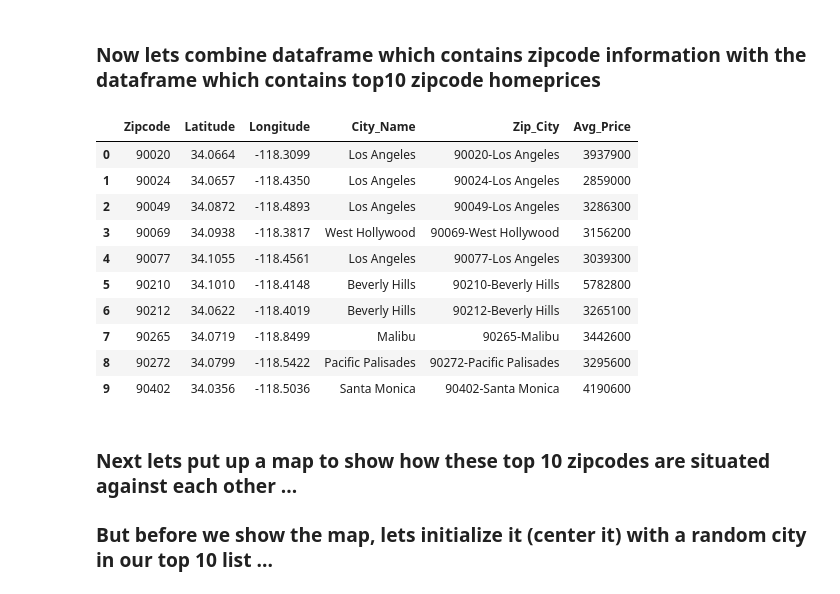
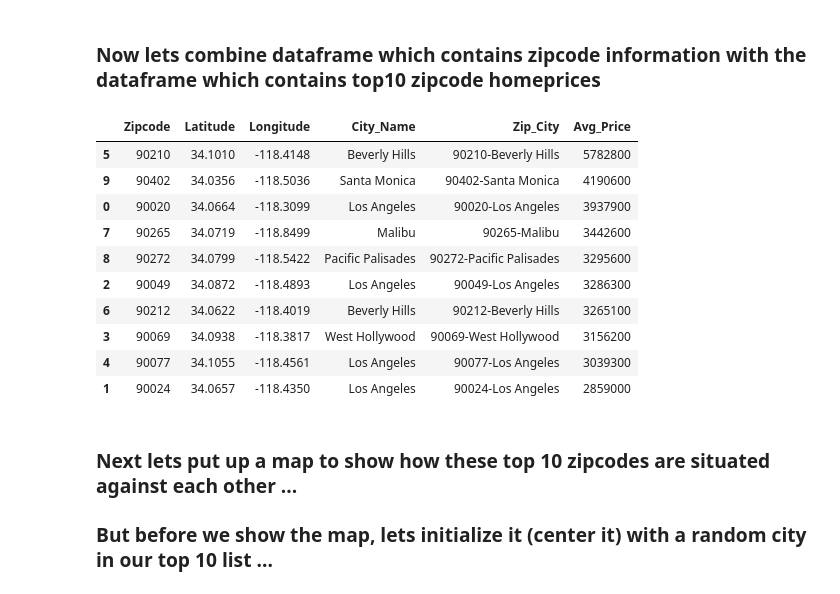
Before and after one commit to dtoufer/Coursera_Capstone, a Jupyter notebook: Neighborhood_Battle.ipynb, the cells around one changed output. Saved outputs shown, nothing was run; the diff lists cells and outputs as text; code cells hidden in the pictures.

```diff
--- a/Neighborhood_Battle.ipynb
+++ b/Neighborhood_Battle.ipynb
@@ -89,6 +89,7 @@ dtypes: int64(2)
 memory usage: 4.3 KB
 # %%
 #df_zip_prices["Avg_Price"] = df_zip_prices["Avg_Price"].astype(dtype=np.int64)
+df_zip_prices.sort_values(['Avg_Price'], ascending=False, axis=0, inplace=True)
 df_zip_prices.head()
 # %% [output]
 |  | Zipcode | Avg_Price |
@@ -144,19 +145,20 @@ plt.show()
 ### Now lets combine dataframe which contains zipcode information with the dataframe which contains top10 zipcode homeprices
 # %%
 df_final_zip = pd.merge(df_zip_info, df_zip_top10, on='Zipcode')
+df_final_zip.sort_values(['Avg_Price'], ascending=False, axis=0, inplace=True)
 df_final_zip
 # %% [output]
 |  | Zipcode | Latitude | Longitude | City_Name | Zip_City | Avg_Price |
+| 5 | 90210 | 34.1010 | -118.4148 | Beverly Hills | 90210-Beverly Hills | 5782800 |
+| 9 | 90402 | 34.0356 | -118.5036 | Santa Monica | 90402-Santa Monica | 4190600 |
 | 0 | 90020 | 34.0664 | -118.3099 | Los Angeles | 90020-Los Angeles | 3937900 |
-| 1 | 90024 | 34.0657 | -118.4350 | Los Angeles | 90024-Los Angeles | 2859000 |
+| 7 | 90265 | 34.0719 | -118.8499 | Malibu | 90265-Malibu | 3442600 |
+| 8 | 90272 | 34.0799 | -118.5422 | Pacific Palisades | 90272-Pacific Palisades | 3295600 |
 | 2 | 90049 | 34.0872 | -118.4893 | Los Angeles | 90049-Los Angeles | 3286300 |
+| 6 | 90212 | 34.0622 | -118.4019 | Beverly Hills | 90212-Beverly Hills | 3265100 |
 | 3 | 90069 | 34.0938 | -118.3817 | West Hollywood | 90069-West Hollywood | 3156200 |
 | 4 | 90077 | 34.1055 | -118.4561 | Los Angeles | 90077-Los Angeles | 3039300 |
-| 5 | 90210 | 34.1010 | -118.4148 | Beverly Hills | 90210-Beverly Hills | 5782800 |
-| 6 | 90212 | 34.0622 | -118.4019 | Beverly Hills | 90212-Beverly Hills | 3265100 |
-| 7 | 90265 | 34.0719 | -118.8499 | Malibu | 90265-Malibu | 3442600 |
-| 8 | 90272 | 34.0799 | -118.5422 | Pacific Palisades | 90272-Pacific Palisades | 3295600 |
-| 9 | 90402 | 34.0356 | -118.5036 | Santa Monica | 90402-Santa Monica | 4190600 |
+| 1 | 90024 | 34.0657 | -118.4350 | Los Angeles | 90024-Los Angeles | 2859000 |
 # %% [markdown]
 ### Next lets put up a map to show how these top 10 zipcodes are situated against each other ...
 ### But before we show the map, lets initialize it (center it) with a random city in our top 10 list ...
```
Also changed, not shown: parts of 10 cells of this notebook.
